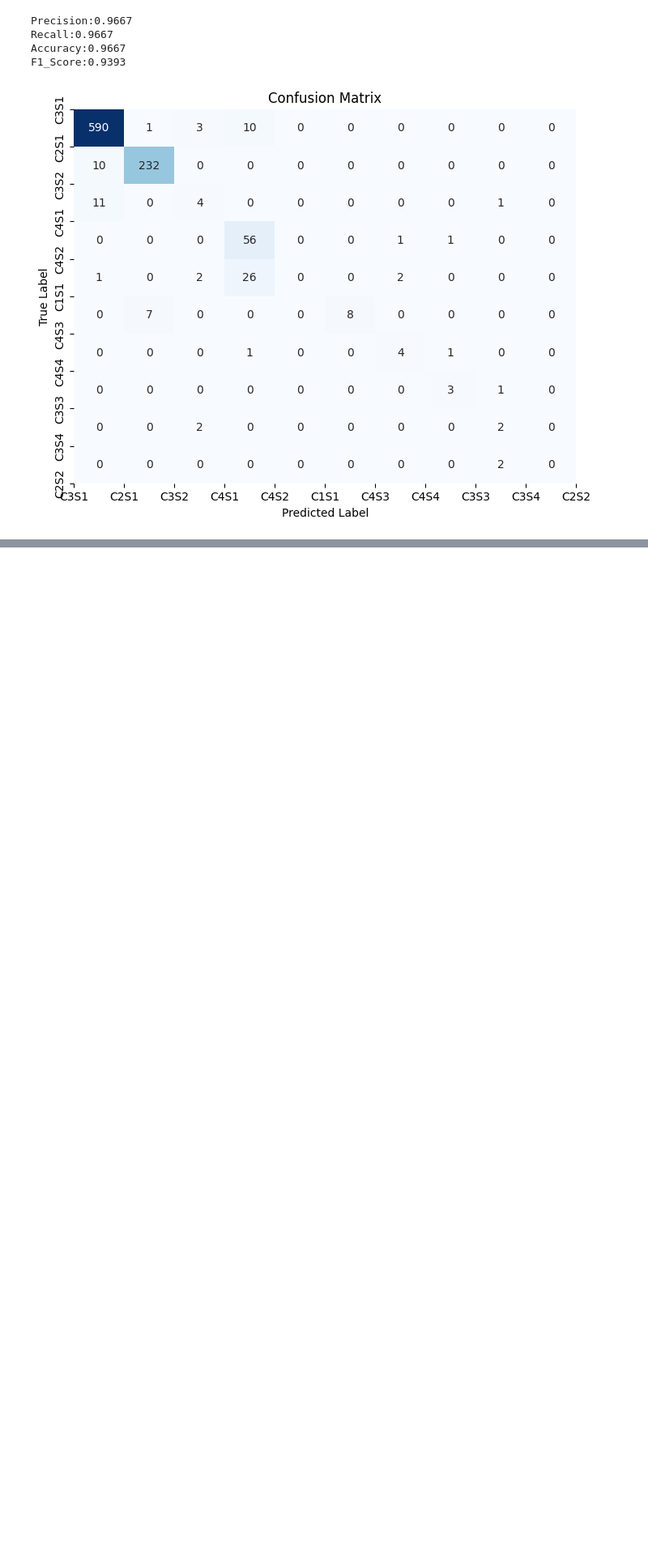
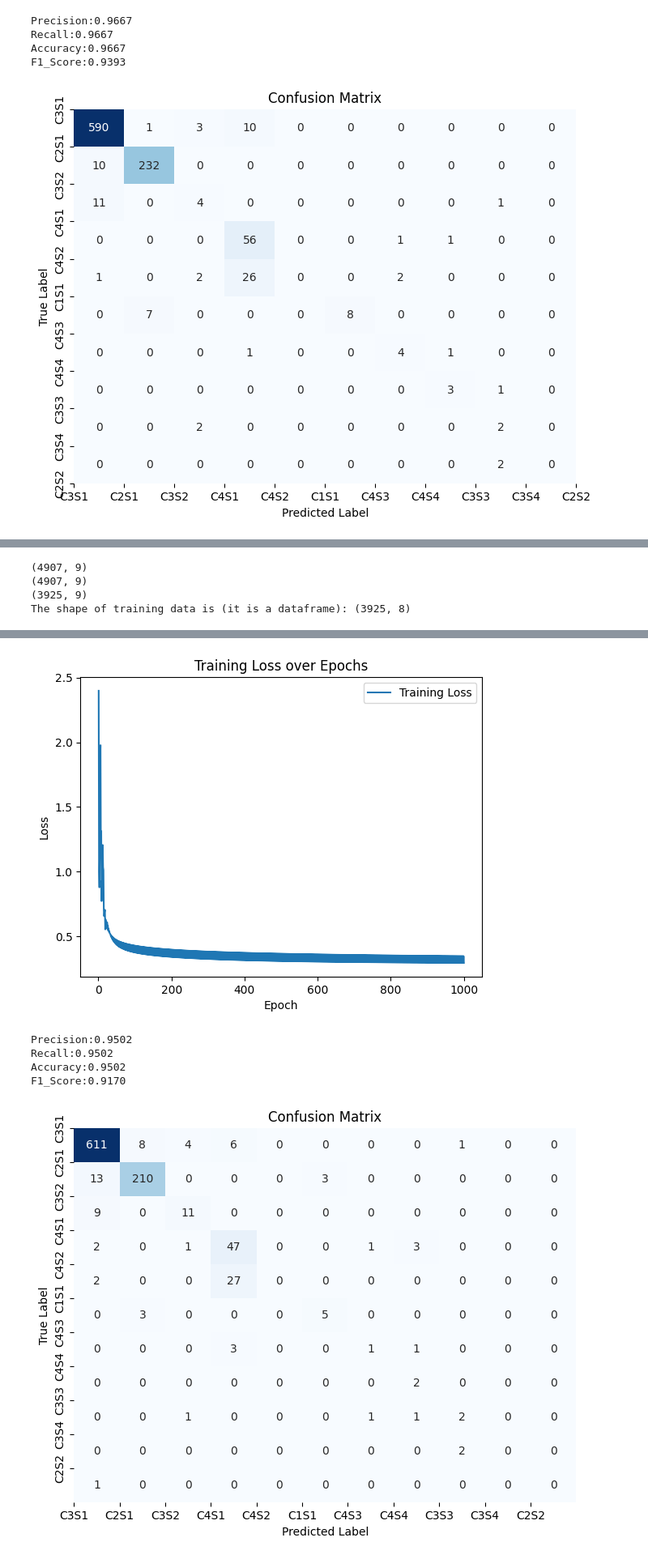
Before and after one commit to heckop/GroundWater_analyzer, a Jupyter notebook: Softmax_Implementation_And_Data_Preprocessing/SoftmaxRegression.ipynb, the cells around one changed output, grey strips where cells are left out. Shown at 81% size. Saved outputs shown, nothing was run; the diff lists cells and outputs as text; code cells hidden in the pictures; blank space fills up the shorter version.

```diff
--- a/Softmax_Implementation_And_Data_Preprocessing/SoftmaxRegression.ipynb
+++ b/Softmax_Implementation_And_Data_Preprocessing/SoftmaxRegression.ipynb
@@ -1023,0 +1263,52 @@ ValueError: operands could not be broadcast together with shapes (10802,11) (982
+# %%
+dataset_df_1 = pd.read_csv(r"C:\Users\koush\Desktop\GroundWater_analyzer\Reduced_features_dataset.csv")
+#To remove rows containing null values
+for index, row in dataset_df_1.iterrows():
+    if 'NA' in row.values:
+        dataset_df_1.drop(index, inplace=True)
+    elif(row['Classification']=='OG')or(row['Classification']=='O.G')or(row['Classification']=='BELOW THE GRAPH')or(row['Classification']=='OUT OF SAR GRAPH')or(row['Classification']=='BG'):
+        dataset_df_1.drop(index, inplace=True)
+dataset_df_1.reset_index(drop=True, inplace=True)
+null_threshold = len(dataset_df_1) * 0.25
+for column in dataset_df_1.columns:
+    null_count = dataset_df_1[column].isnull().sum()
+    if null_count > null_threshold:
+        dataset_df_1.drop(column, axis=1, inplace=True)
+    elif null_count > 0:
+        dataset_df_1.dropna(subset=[column], inplace=True)
+dataset_df_1.reset_index(drop=True, inplace=True)
+print(dataset_df_1.shape)
+#encoding/labelling the target column
+label_mapping = {
+    label: index for index, label in enumerate(dataset_df_1['Classification'].unique())
+}
+# Map labels to numerical values
+dataset_df_1['Classification'] = dataset_df_1['Classification'].map(label_mapping)
+dataset_df_1['Classification'].unique()
+# randomising the dataframe and splitting to get train and test dataframes
+dataset_df_1 = dataset_df_1.sample(frac=1, random_state=42)
+print(dataset_df_1.shape)
+num_rows = len(dataset_df_1)
+train_size = int(0.8 * num_rows)
+test_size = num_rows - train_size
+# Split the DataFrame into training and testing sets
+train_dataset_df_1 = dataset_df_1.head(train_size)
+test_dataset_df_1 = dataset_df_1.tail(test_size)
+print(train_dataset_df_1.shape)
+X_train_2 = train_dataset_df_1.drop(columns=['Classification'], axis=1).values
+y_train_2 = train_dataset_df_1['Classification'].values
+X_test_2 = test_dataset_df_1.drop(columns=['Classification'], axis=1).values
+y_test_2 = test_dataset_df_1['Classification'].values
+print("The shape of training data is (it is a dataframe):",X_train_2.shape)
+num_of_features=X_train_2.shape[1]
+num_of_classes=len(label_mapping)
+# %% [output]
+(4907, 9)
+(4907, 9)
+(3925, 9)
+The shape of training data is (it is a dataframe): (3925, 8)
+# %%
+softmax_model_pca = SoftmaxRegression_another(num_of_features, num_of_classes,best_lr,1000,best_reg_strength)
+softmax_model_pca.fit(X_train_2, y_train_2,True)
+softmax_model_pca.evaluate(X_test_2,y_test_2,True)
+# %% [output]
@@ -1023,0 +1325,6 @@ ValueError: operands could not be broadcast together with shapes (10802,11) (982
+[figure, added]
+Precision:0.9502
+Recall:0.9502
+Accuracy:0.9502
+F1_Score:0.9170
+[figure, added]
```
Also changed, not shown: parts of 15 cells of this notebook, 1 other file.
